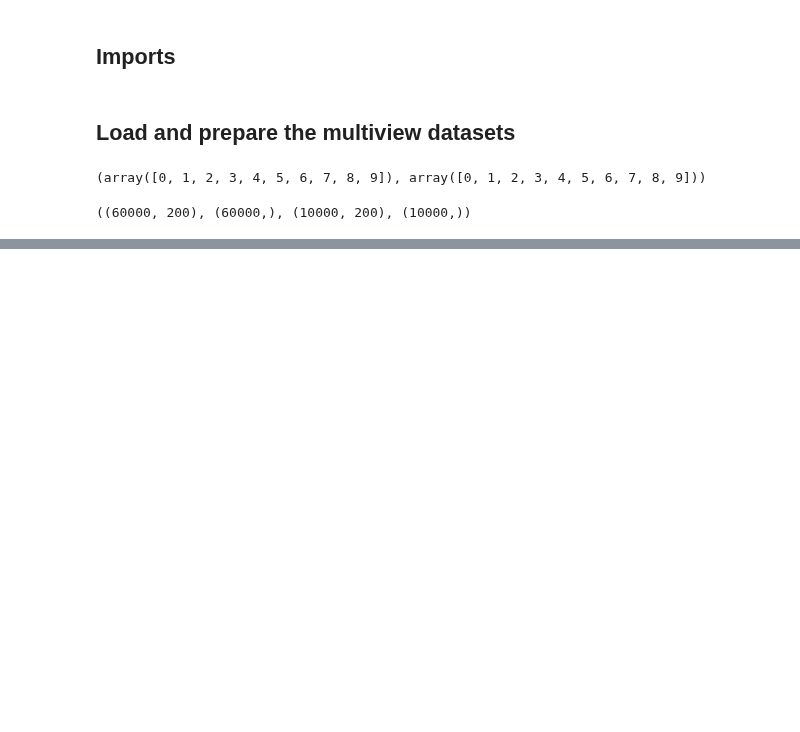
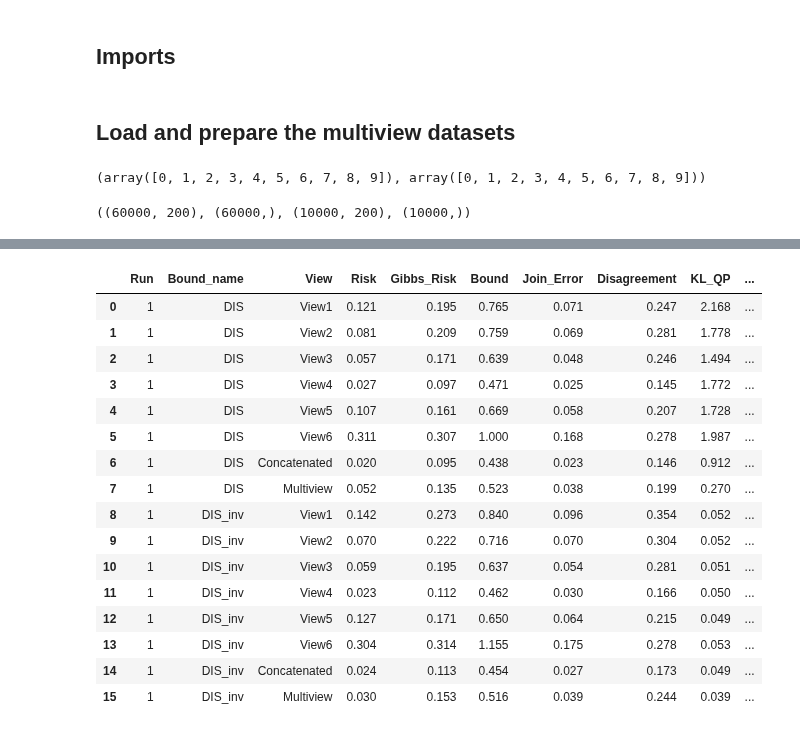
Before and after one commit to adidi24/Multi-View-Majority-Vote-Learning-Algorithms-Direct-Minimization-of-PAC-Bayesian-Bounds, a Jupyter notebook: empirical-evaluation-jupyter.ipynb, the cells around one changed output, grey strips where cells are left out. Drawn from its saved outputs; the diff is of its cells as text; code cells hidden in the pictures; blank space fills up the shorter version.

```diff
--- a/empirical-evaluation-jupyter.ipynb
+++ b/empirical-evaluation-jupyter.ipynb
@@ -385,11 +408,29 @@ for s_labeled_size, size_exp in experiments.items():
             file_name = f"{cfg_dir}/{dataset._name}_{label_1}vs{label_2}_{len(RUNS)}runs.csv"
             experiment_df.to_csv(file_name, sep=" ", index=False)
 # %%
-df = pd.DataFrame(experiments[0.1][1.1]["weak_learner"])
+df = pd.DataFrame(experiments[0.05][1.1]["weak_learner"])
 df["Risk"] = df["Risk"].astype(float)
 df["Bound"] = df["Bound"].astype(float)
 # df['Bound'] = df['Bound'].apply(lambda x: x[0] if isinstance(x, (list, np.ndarray)) else x)
 # df['Risk'] = df['Risk'].apply(lambda x: x[0] if isinstance(x, (list, np.ndarray)) else x)
-df.head(60)
+df.head(20)
+# %% [output]
+|  | Run | Bound_name | View | Risk | Gibbs_Risk | Bound | Join_Error | Disagreement | KL_QP | ... |
+| 0 | 1 | DIS | View1 | 0.121 | 0.195 | 0.765 | 0.071 | 0.247 | 2.168 | ... |
+| 1 | 1 | DIS | View2 | 0.081 | 0.209 | 0.759 | 0.069 | 0.281 | 1.778 | ... |
+| 2 | 1 | DIS | View3 | 0.057 | 0.171 | 0.639 | 0.048 | 0.246 | 1.494 | ... |
+| 3 | 1 | DIS | View4 | 0.027 | 0.097 | 0.471 | 0.025 | 0.145 | 1.772 | ... |
+| 4 | 1 | DIS | View5 | 0.107 | 0.161 | 0.669 | 0.058 | 0.207 | 1.728 | ... |
+| 5 | 1 | DIS | View6 | 0.311 | 0.307 | 1.000 | 0.168 | 0.278 | 1.987 | ... |
+| 6 | 1 | DIS | Concatenated | 0.020 | 0.095 | 0.438 | 0.023 | 0.146 | 0.912 | ... |
+| 7 | 1 | DIS | Multiview | 0.052 | 0.135 | 0.523 | 0.038 | 0.199 | 0.270 | ... |
+| 8 | 1 | DIS_inv | View1 | 0.142 | 0.273 | 0.840 | 0.096 | 0.354 | 0.052 | ... |
+| 9 | 1 | DIS_inv | View2 | 0.070 | 0.222 | 0.716 | 0.070 | 0.304 | 0.052 | ... |
+| 10 | 1 | DIS_inv | View3 | 0.059 | 0.195 | 0.637 | 0.054 | 0.281 | 0.051 | ... |
+| 11 | 1 | DIS_inv | View4 | 0.023 | 0.112 | 0.462 | 0.030 | 0.166 | 0.050 | ... |
+| 12 | 1 | DIS_inv | View5 | 0.127 | 0.171 | 0.650 | 0.064 | 0.215 | 0.049 | ... |
+| 13 | 1 | DIS_inv | View6 | 0.304 | 0.314 | 1.155 | 0.175 | 0.278 | 0.053 | ... |
+| 14 | 1 | DIS_inv | Concatenated | 0.024 | 0.113 | 0.454 | 0.027 | 0.173 | 0.049 | ... |
+| 15 | 1 | DIS_inv | Multiview | 0.030 | 0.153 | 0.516 | 0.039 | 0.244 | 0.039 | ... |
 # %%
 df[df["Risk"] > df["Bound"]]
```
Also changed, not shown: parts of 8 cells of this notebook, 12 other files.
